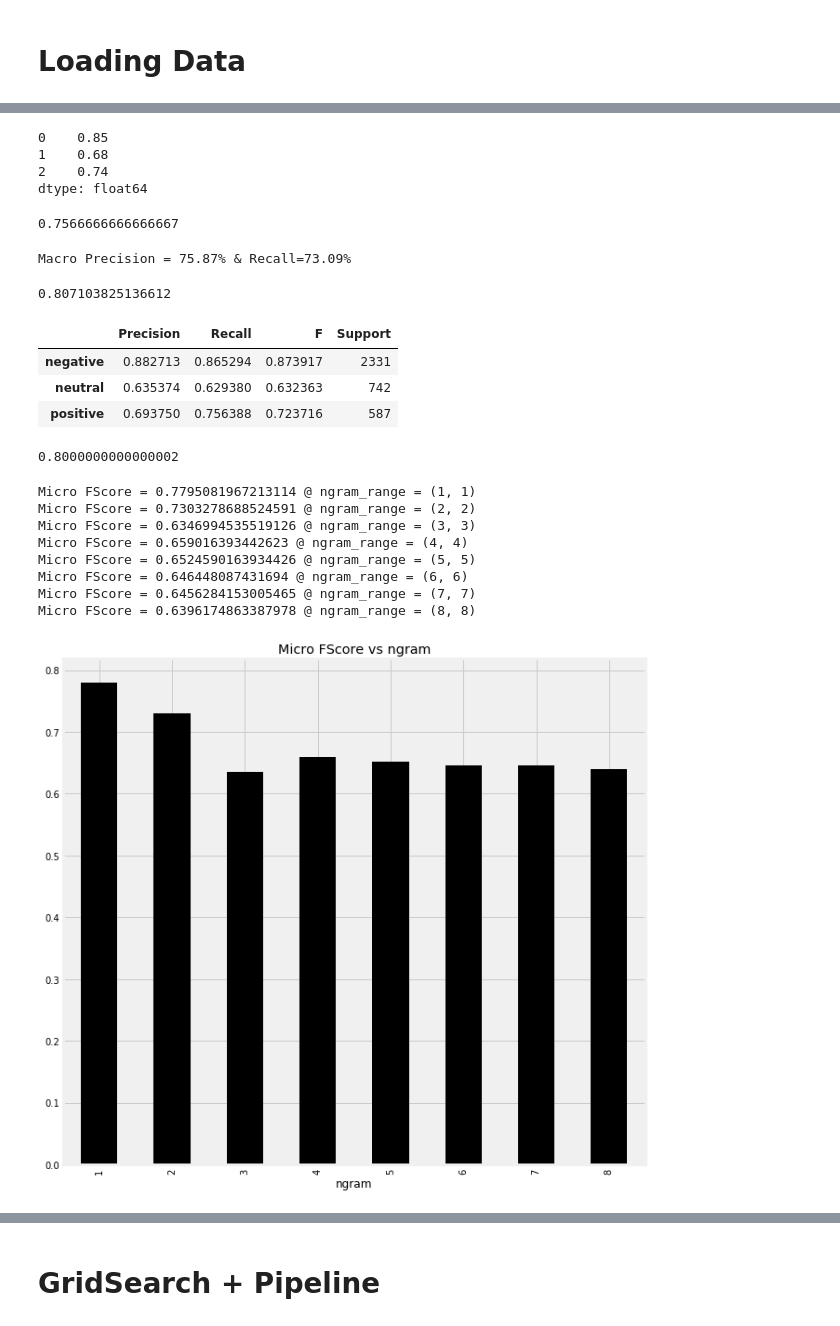
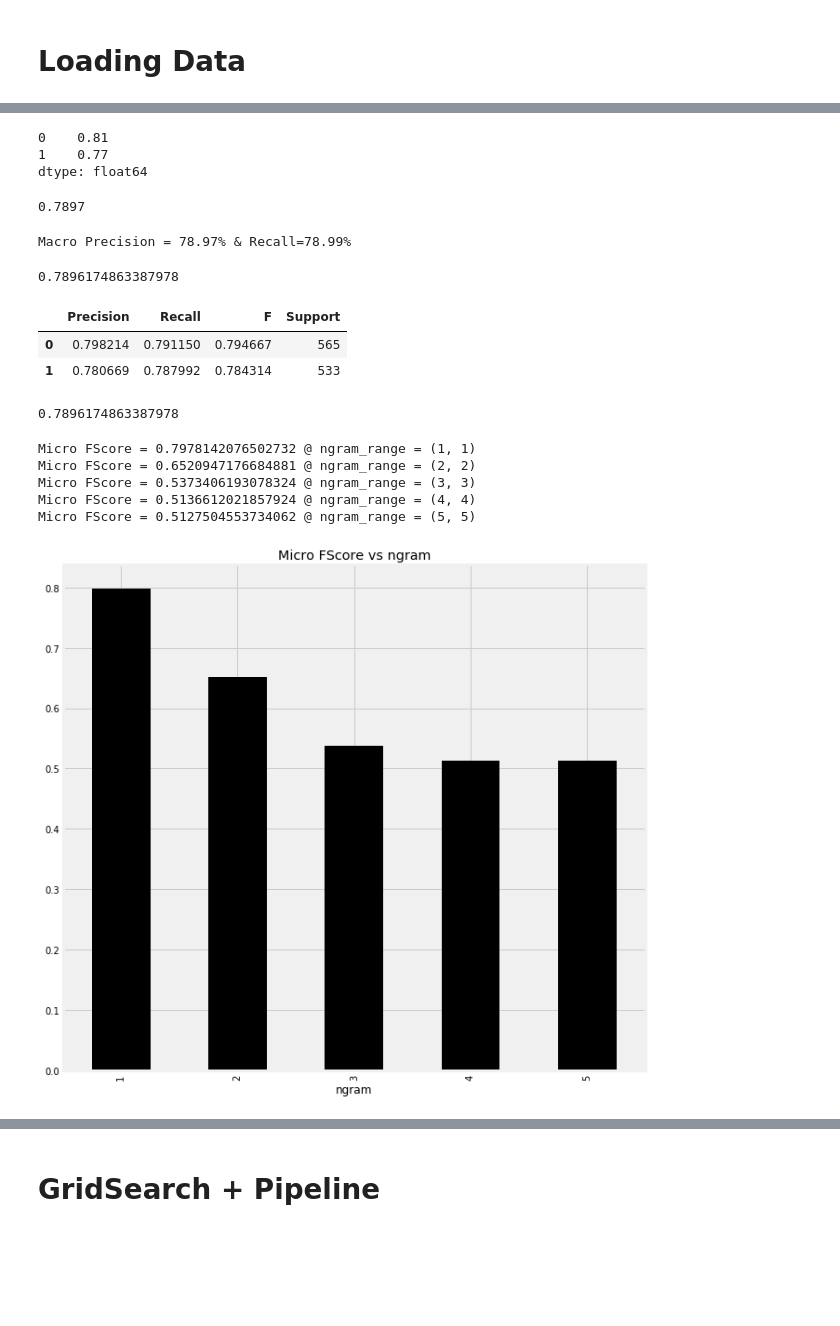
Before and after one commit to PacktPublishing/Hands-On-Machine-Learning-with-scikit-learn-and-Scientific-Python-Toolkits, a Jupyter notebook: chapters/ch06/Text Classification.ipynb, the cells around one changed output, grey strips where cells are left out. Cells and saved outputs as stored; diff of their text form; code cells hidden in the pictures; blank space fills up the shorter version.

```diff
--- a/chapters/ch06/Text Classification.ipynb
+++ b/chapters/ch06/Text Classification.ipynb
@@ -24,3 +32,17 @@ df = pd.read_csv(StringIO(data.text), sep=",")
+# %%
+df_list = []
+
+for csv_file in ['imdb_labelled.txt', 'yelp_labelled.txt',  'amazon_cells_labelled.txt']:
+
+    csv_file_with_path = f'{data_dir}/sentiment labelled sentences/{csv_file}'
+    temp_df = pd.read_csv(
+        csv_file_with_path,
+        sep="\t", header=0,
+        names=['text', 'sentiment']
+    )
+    df_list.append(temp_df)
+
+df = pd.concat(df_list)
 # %%
 df.columns
 # %% [output]
@@ -80,4 +83,4 @@ df[['text', 'airline', 'airline_sentiment:confidence', 'airline_sentiment']].sam
 # %%
 from sklearn.model_selection import train_test_split
 
-df_train, df_test = train_test_split(df)
+df_train, df_test = train_test_split(df, test_size=0.4, random_state=42)
@@ -98,3 +91,6 @@ le.classes_.tolist()
+# %%
+y_train = df_train['sentiment']
+y_test = df_test['sentiment']
 # %%
 from sklearn.feature_extraction.text import CountVectorizer
 
@@ -131,0 +128,20 @@ x_test
+# %%
+from sklearn.dummy import DummyClassifier
+
+dummy_clf = DummyClassifier(strategy="stratified")
+
+dummy_clf.fit(x_train, y_train)
+
+y_dummy_test_pred = dummy_clf.predict(x_test)
+
+p, r, f, s = precision_recall_fscore_support(y_test, y_dummy_test_pred)
+
+pd.DataFrame(
+    {
+        'Precision': p,
+        'Recall': r,
+        'F': f,
+        'Support': s,
+    },
+    index=[0,1]
+).round(2)
@@ -156,14 +175,13 @@ pd.DataFrame(
 # %%
 pd.Series(p).round(2)
 # %% [output]
-0    0.85
-1    0.68
-2    0.74
+0    0.81
+1    0.77
 dtype: float64
 # %%
-pd.Series(p).round(2).mean()
+pd.Series(p).round(4).mean()
 # %% [output]
-0.7566666666666667
+0.7897
 # %%
 y_test_pred = clf.predict(x_test)
 
@@ -171,11 +189,11 @@ p, r, f, s = precision_recall_fscore_support(y_test, y_test_pred, average='macro
 
 print(f'Macro Precision = {p:.2%} & Recall={r:.2%}')
 # %% [output]
-Macro Precision = 75.87% & Recall=73.09%
+Macro Precision = 78.97% & Recall=78.99%
 # %%
 precision_recall_fscore_support(y_test, y_test_pred, average='micro')[2]
 # %% [output]
-0.807103825136612
+0.7896174863387978
 # %%
 from sklearn.metrics import precision_recall_fscore_support
 from sklearn.naive_bayes import MultinomialNB
@@ -193,17 +211,16 @@ pd.DataFrame(
         'F': f,
         'Support': s,
     },
-    index =le.classes_.tolist()
+    index=[0,1]
 )
 # %% [output]
 |  | Precision | Recall | F | Support |
-| negative | 0.882713 | 0.865294 | 0.873917 | 2331 |
-| neutral | 0.635374 | 0.629380 | 0.632363 | 742 |
-| positive | 0.693750 | 0.756388 | 0.723716 | 587 |
+| 0 | 0.798214 | 0.791150 | 0.794667 | 565 |
+| 1 | 0.780669 | 0.787992 | 0.784314 | 533 |
 # %%
 precision_recall_fscore_support(y_test, y_test_pred, average='micro')[2]
 # %% [output]
-0.8000000000000002
+0.7896174863387978
 # %%
 from sklearn.pipeline import make_pipeline
 from sklearn.feature_extraction.text import CountVectorizer
@@ -211,47 +228,44 @@ from sklearn.naive_bayes import MultinomialNB
 
 micro_fscores = []
 
-for ngram_range in [(1, 1), (2, 2), (3, 3), (4, 4), (5, 5), (6, 6), (7, 7), (8, 8)]:
+for ngram_range in [(1, 1), (2, 2), (3, 3), (4, 4), (5, 5)]:
 
     pipeline = make_pipeline(
         CountVectorizer(ngram_range=ngram_range, min_df=3, max_df=0.2, strip_accents='ascii'),
         MultinomialNB(fit_prior=False)
     )
 
     pipeline.fit(df_train['text'], y_train)
     y_test_pred =  pipeline.predict(df_test['text'])
 
     p, r, f, s = precision_recall_fscore_support(y_test, y_test_pred)
 
     micro_fscore = precision_recall_fscore_support(y_test, y_test_pred, average='micro')[2]
 
     print(f'Micro FScore = {micro_fscore} @ ngram_range = {ngram_range}')
 
     micro_fscores.append([ngram_range[-1], micro_fscore])
 
 fig, ax = plt.subplots(1, 1, figsize=(10, 10))
 
 pd.DataFrame(
     micro_fscores,
     columns=['ngram', 'Micro FScore']
 ).set_index('ngram')['Micro FScore'].plot(
     title='Micro FScore vs ngram',
     color='k',
     kind='bar',
     ax=ax,
 )
 
 fig.show()
 # %% [output]
-Micro FScore = 0.7795081967213114 @ ngram_range = (1, 1)
-Micro FScore = 0.7303278688524591 @ ngram_range = (2, 2)
-Micro FScore = 0.6346994535519126 @ ngram_range = (3, 3)
-Micro FScore = 0.659016393442623 @ ngram_range = (4, 4)
-Micro FScore = 0.6524590163934426 @ ngram_range = (5, 5)
-Micro FScore = 0.646448087431694 @ ngram_range = (6, 6)
-Micro FScore = 0.6456284153005465 @ ngram_range = (7, 7)
-Micro FScore = 0.6396174863387978 @ ngram_range = (8, 8)
+Micro FScore = 0.7978142076502732 @ ngram_range = (1, 1)
+Micro FScore = 0.6520947176684881 @ ngram_range = (2, 2)
+Micro FScore = 0.5373406193078324 @ ngram_range = (3, 3)
+Micro FScore = 0.5136612021857924 @ ngram_range = (4, 4)
+Micro FScore = 0.5127504553734062 @ ngram_range = (5, 5)
-[figure, old version]
+[figure, new version]
 # %%
 from sklearn.pipeline import make_pipeline
 from sklearn.feature_extraction.text import CountVectorizer
```
Also changed, not shown: parts of 42 cells of this notebook, 4 other files.
